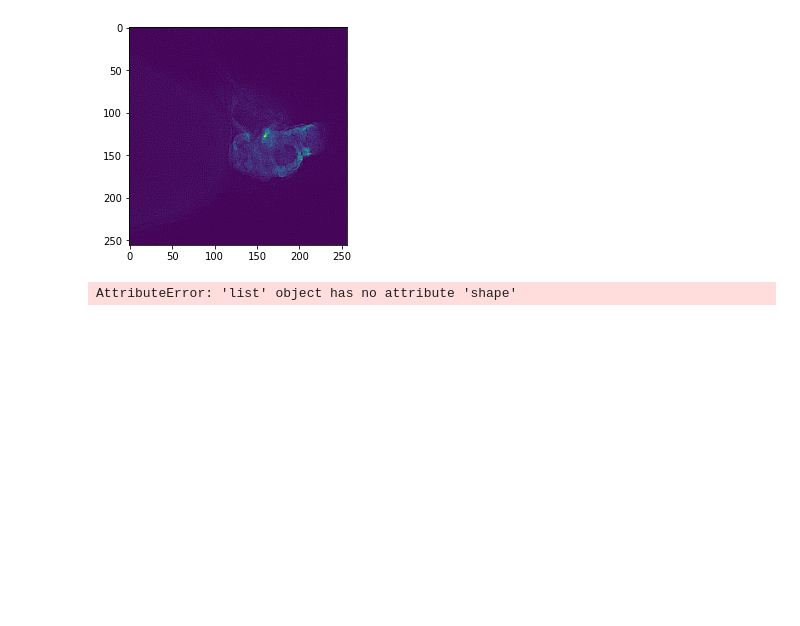
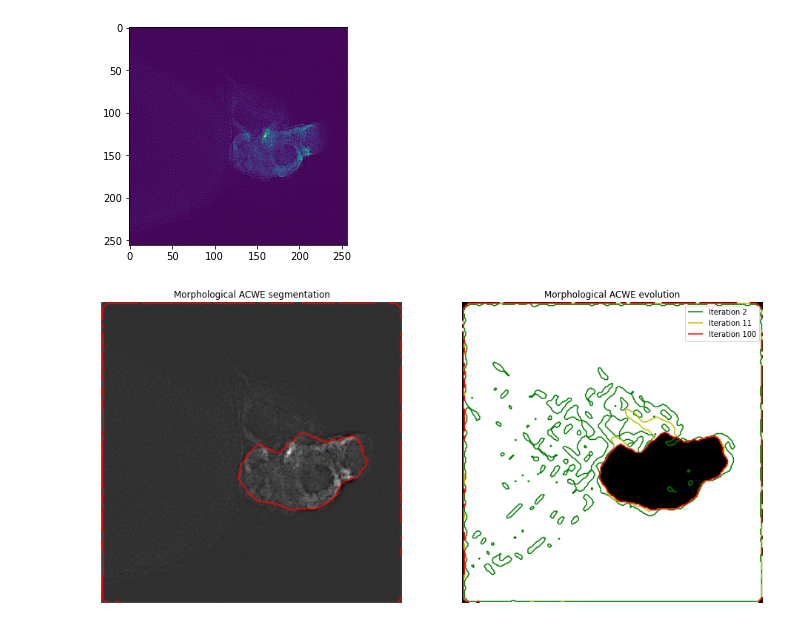
Before and after one commit to alexmartiguiu/zeclinics, a Jupyter notebook: Cardio/sharpening.ipynb, the cells around one changed output. Cells and saved outputs as stored; diff of their text form; code cells hidden in the pictures; blank space fills up the shorter version.

```diff
--- a/Cardio/sharpening.ipynb
+++ b/Cardio/sharpening.ipynb
@@ -147,36 +146,36 @@ def store_evolution_in(lst):
 
 
 # Morphological ACWE
-image = frames[0]
+image = sharp1
 
 # Initial level set
 init_ls = checkerboard_level_set(image.shape, 6)
 # List with intermediate results for plotting the evolution
 evolution = []
 callback = store_evolution_in(evolution)
 ls = morphological_chan_vese(image, 100, init_level_set=init_ls, smoothing=3,
                              iter_callback=callback)
 
 fig, axes = plt.subplots(1, 2, figsize=(16, 16))
 ax = axes.flatten()
 
 ax[0].imshow(image, cmap="gray")
 ax[0].set_axis_off()
 ax[0].contour(ls, [0.5], colors='r')
 ax[0].set_title("Morphological ACWE segmentation", fontsize=12)
 
 ax[1].imshow(ls, cmap="gray")
 ax[1].set_axis_off()
 contour = ax[1].contour(evolution[2], [0.5], colors='g')
 contour.collections[0].set_label("Iteration 2")
 contour = ax[1].contour(evolution[20], [0.5], colors='y')
 contour.collections[0].set_label("Iteration 11")
 contour = ax[1].contour(evolution[-1], [0.5], colors='r')
 contour.collections[0].set_label("Iteration 100")
 ax[1].legend(loc="upper right")
 title = "Morphological ACWE evolution"
 ax[1].set_title(title, fontsize=12)
 
 plt.show()
 # %% [output]
-AttributeError: 'list' object has no attribute 'shape'
+[figure, added]
```
Also changed, not shown: parts of 2 cells of this notebook, 3 other files.
